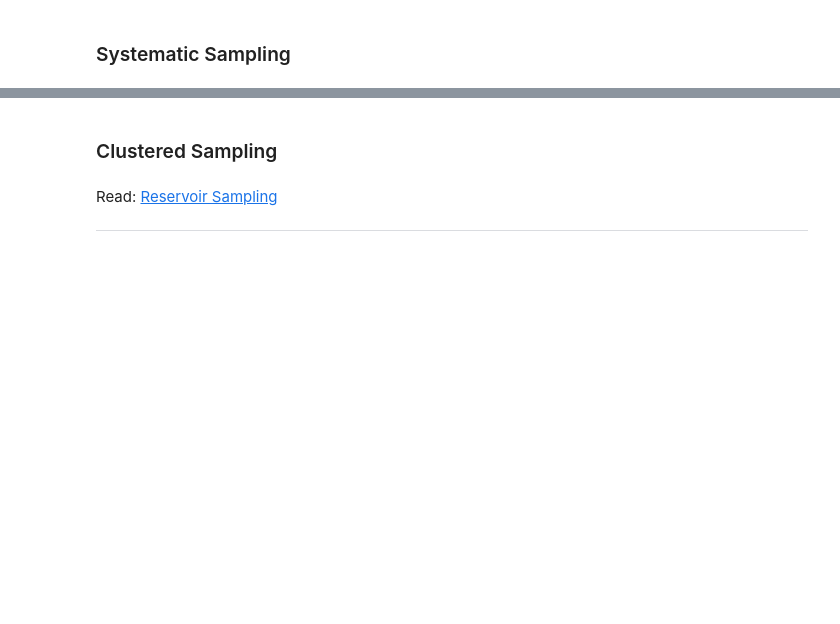
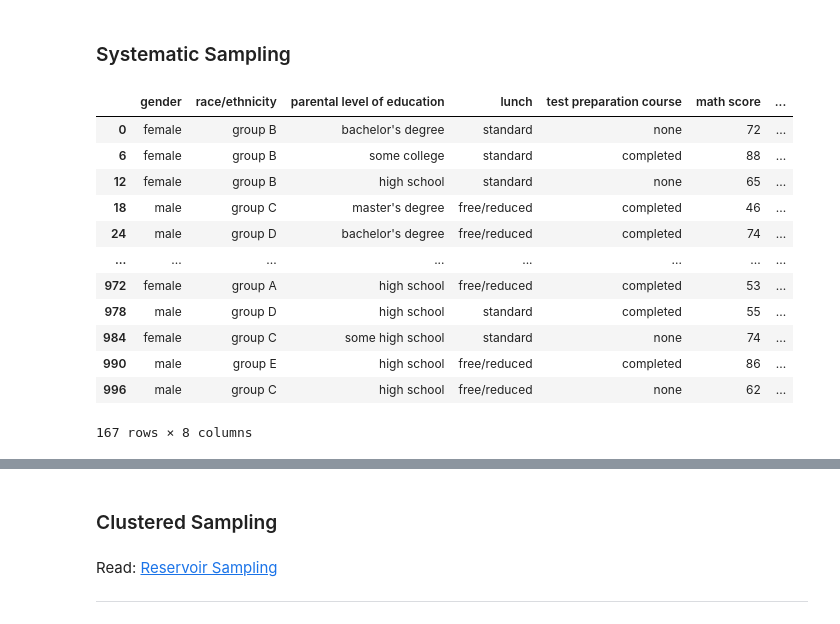
Before and after one commit to dayanandv/Data-Science, a Jupyter notebook: Descriptive_Statistics.ipynb, the cells around one changed output, grey strips where cells are left out. Saved outputs shown, nothing was run; the diff lists cells and outputs as text; code cells hidden in the pictures; blank space fills up the shorter version.

```diff
--- a/Descriptive_Statistics.ipynb
+++ b/Descriptive_Statistics.ipynb
@@ -17,2 +40,19 @@ df.sample(n, frac, replace, random_state)
 # %% [markdown]
 ### Systematic Sampling
+# %%
+step_size = 6
+d2.iloc[::step_size]
+# %% [output]
+|  | gender | race/ethnicity | parental level of education | lunch | test preparation course | math score | ... |
+| 0 | female | group B | bachelor's degree | standard | none | 72 | ... |
+| 6 | female | group B | some college | standard | completed | 88 | ... |
+| 12 | female | group B | high school | standard | none | 65 | ... |
+| 18 | male | group C | master's degree | free/reduced | completed | 46 | ... |
+| 24 | male | group D | bachelor's degree | free/reduced | completed | 74 | ... |
+| ... | ... | ... | ... | ... | ... | ... | ... |
+| 972 | female | group A | high school | free/reduced | completed | 53 | ... |
+| 978 | male | group D | high school | standard | completed | 55 | ... |
+| 984 | female | group C | some high school | standard | none | 74 | ... |
+| 990 | male | group E | high school | free/reduced | completed | 86 | ... |
+| 996 | male | group C | high school | free/reduced | none | 62 | ... |
+167 rows × 8 columns
```
Also changed, not shown: parts of 28 cells of this notebook.
